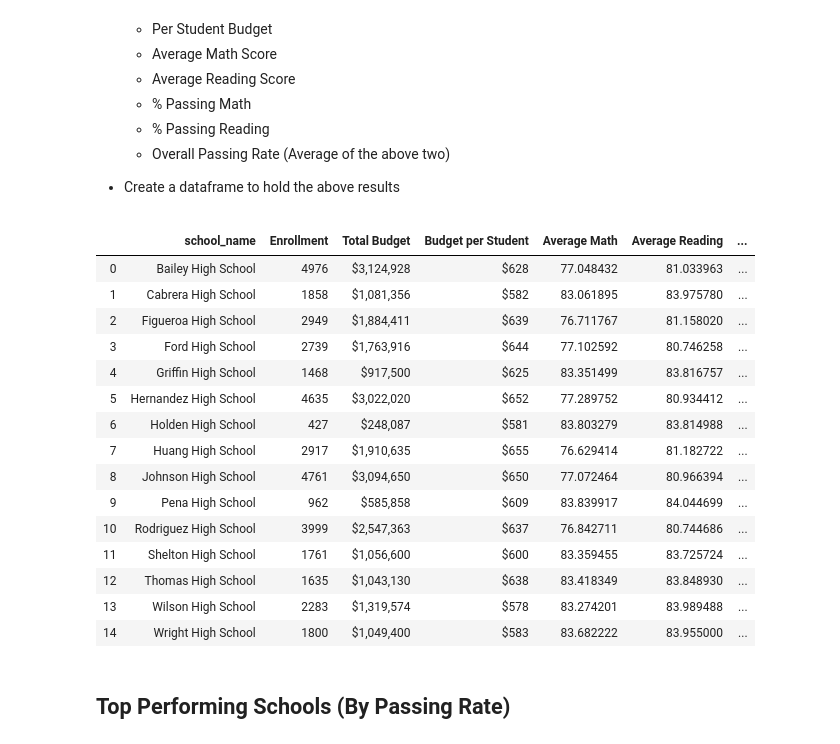
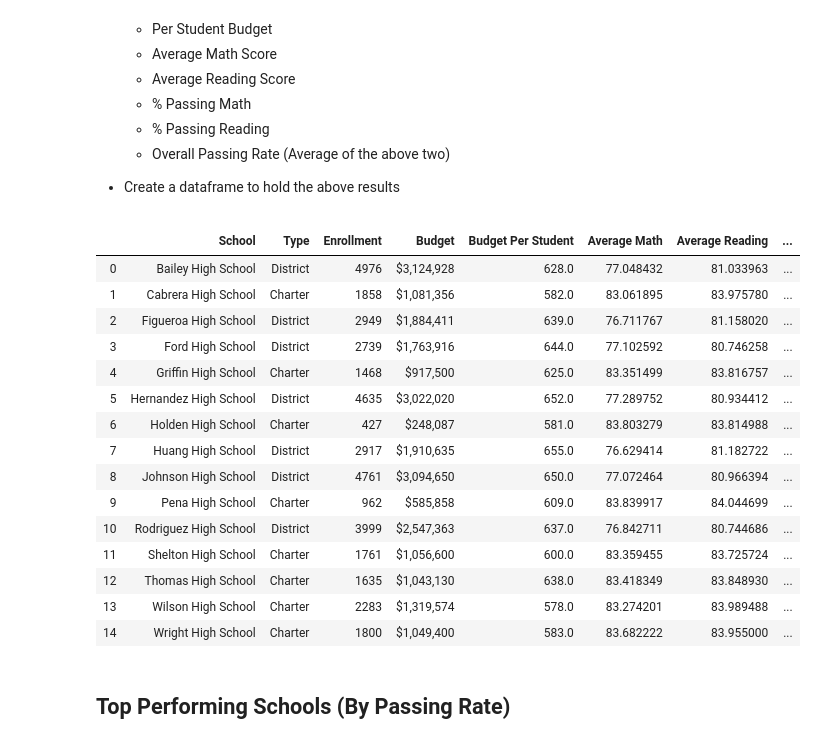
Before and after one commit to Hans518/pandas-challenge, a Jupyter notebook: PyCitySchools.ipynb, the cells around one changed output. Cells and saved outputs as stored; diff of their text form; code cells hidden in the pictures.

```diff
--- a/PyCitySchools.ipynb
+++ b/PyCitySchools.ipynb
@@ -109,29 +109,15 @@ district_summary_df
 * Create a dataframe to hold the above results
 # %%
 #Create data frame containing all necessary data for school summary questions
-#Using "school_name", "type", "size", "budget", "gender", "reading_score", "math_score"
-#school_data_dist = pd.DataFrame(school_data_complete[["school_name", "type", "size", "budget", "gender", "reading_score", "math_score"]])
+
+school_summary_df = school_data[["school_name","type", "size", "budget",]].sort_values(["school_name"])
+school_summary_df["budget_per_student"] = school_summary_df["budget"]/school_summary_df["size"]
 
 
-#create a data frame grouped by schools to determine list of schools, enrollment per school, total budget per school.
-#grouped_schools_df = school_data_dist.groupby(["school_name"])
-
-
-school_name = school_data_complete["school_name"].unique()
 enrollment = school_data_complete["size"].unique()
-total_budget_school = school_data_complete["budget"].unique()
-budget_per_stu = total_budget_school/enrollment
-
-
-school_summary_df = pd.DataFrame({"school_name":school_name,
-                                  "Enrollment": enrollment,
-                                  "Total Budget": total_budget_school,
-                                  "Budget per Student":budget_per_stu })
-
-#school_summary_df.groupby(["school_name"])
+school_list = school_data_complete["school_name"].unique()
 
 grouped_schools_df = school_data_complete.groupby(["school_name"])
-
 
 #calculate the average math and reading scores per school
 avg_math_school = grouped_schools_df["math_score"].mean()
@@ -148,55 +134,69 @@ pass_reading = grouped_schools_read_df["reading_score"].count()
 perc_passing_math = (pass_math/enrollment)*100
 perc_passing_reading = (pass_reading/enrollment)*100
 
+
+school_scores_df = pd.DataFrame({"school_name": school_list,
+                                 "Enrollment": enrollment})
+
 #Overall passing rate per school
 overall_pass_school = (perc_passing_reading + perc_passing_math)/2
 
+#Create dataframes for math and reading average scores per school and student success rates that can be merged into
+#a larger summary dataframe.
 
-school_avg_df = pd.DataFrame({"Average Math": avg_math_school,
+school_avg_df = pd.DataFrame({
+                             "Average Math": avg_math_school,
                              "Average Reading": avg_read_school })
 
 
 school_perc_df = pd.DataFrame({"% Passing Math": perc_passing_math,
                                #"# passing math": pass_math,
                               "% Passing Reading": perc_passing_reading,
                                #"# passing reading": pass_reading,
                               "% Passing Overall": overall_pass_school})
 
 
-#Format data in dataframe
+#Merge school_summary_df, school_avg_df, and school_perc_df dataframes.
 
 school_dist_summary = pd.merge(school_summary_df, school_avg_df, how="left", on=["school_name", "school_name"])
 school_dist_summ_perc = pd.merge(school_dist_summary, school_perc_df, how="right", on=["school_name", "school_name"])
 
+
+#Format columns to reflect type of data visualized.
 school_dist_summ_perc["% Passing Math"] = school_dist_summ_perc["% Passing Math"].map("{0:,.2f}%".format)
 school_dist_summ_perc["% Passing Reading"] = school_dist_summ_perc["% Passing Reading"].map("{0:,.2f}%".format)
 school_dist_summ_perc["% Passing Overall"] = school_dist_summ_perc["% Passing Overall"].map("{0:,.2f}%".format)
-school_dist_summ_perc["Total Budget"] = school_dist_summ_perc["Total Budget"].map("${0:,.0f}".format)
-school_dist_summ_perc["Budget per Student"] = school_dist_summ_perc["Budget per Student"].map("${0:,.0f}".format)
+school_dist_summ_perc["budget"] = school_dist_summ_perc["budget"].map("${0:,.0f}".format)
+#school_dist_summ_perc["budget_per_student"] = school_dist_summ_perc["budget_per_student"].map("${0:,.0f}".format)
 
-school_dist_summ_perc
+#Rename school_name, type, size, budget, and budget_per_student columns
+school_district_report_df = school_dist_summ_perc.rename(columns={"school_name":"School", "type":"Type", "size": "Enrollment",
+                                                                 "budget": "Budget", "budget_per_student": "Budget Per Student"})
+
+
+school_district_report_df
 
 #school_summary_df
 #school_avg_df
 #school_dist_summary
 #print(f'passed math: {pass_math} Enrollment: {enrollment} Total budget: {total_budget_school}')
 # %% [output]
-|  | school_name | Enrollment | Total Budget | Budget per Student | Average Math | Average Reading | ... |
-| 0 | Bailey High School | 4976 | $3,124,928 | $628 | 77.048432 | 81.033963 | ... |
-| 1 | Cabrera High School | 1858 | $1,081,356 | $582 | 83.061895 | 83.975780 | ... |
-| 2 | Figueroa High School | 2949 | $1,884,411 | $639 | 76.711767 | 81.158020 | ... |
-| 3 | Ford High School | 2739 | $1,763,916 | $644 | 77.102592 | 80.746258 | ... |
-| 4 | Griffin High School | 1468 | $917,500 | $625 | 83.351499 | 83.816757 | ... |
-| 5 | Hernandez High School | 4635 | $3,022,020 | $652 | 77.289752 | 80.934412 | ... |
-| 6 | Holden High School | 427 | $248,087 | $581 | 83.803279 | 83.814988 | ... |
-| 7 | Huang High School | 2917 | $1,910,635 | $655 | 76.629414 | 81.182722 | ... |
-| 8 | Johnson High School | 4761 | $3,094,650 | $650 | 77.072464 | 80.966394 | ... |
-| 9 | Pena High School | 962 | $585,858 | $609 | 83.839917 | 84.044699 | ... |
-| 10 | Rodriguez High School | 3999 | $2,547,363 | $637 | 76.842711 | 80.744686 | ... |
-| 11 | Shelton High School | 1761 | $1,056,600 | $600 | 83.359455 | 83.725724 | ... |
-| 12 | Thomas High School | 1635 | $1,043,130 | $638 | 83.418349 | 83.848930 | ... |
-| 13 | Wilson High School | 2283 | $1,319,574 | $578 | 83.274201 | 83.989488 | ... |
-| 14 | Wright High School | 1800 | $1,049,400 | $583 | 83.682222 | 83.955000 | ... |
+|  | School | Type | Enrollment | Budget | Budget Per Student | Average Math | Average Reading | ... |
+| 0 | Bailey High School | District | 4976 | $3,124,928 | 628.0 | 77.048432 | 81.033963 | ... |
+| 1 | Cabrera High School | Charter | 1858 | $1,081,356 | 582.0 | 83.061895 | 83.975780 | ... |
+| 2 | Figueroa High School | District | 2949 | $1,884,411 | 639.0 | 76.711767 | 81.158020 | ... |
+| 3 | Ford High School | District | 2739 | $1,763,916 | 644.0 | 77.102592 | 80.746258 | ... |
+| 4 | Griffin High School | Charter | 1468 | $917,500 | 625.0 | 83.351499 | 83.816757 | ... |
+| 5 | Hernandez High School | District | 4635 | $3,022,020 | 652.0 | 77.289752 | 80.934412 | ... |
+| 6 | Holden High School | Charter | 427 | $248,087 | 581.0 | 83.803279 | 83.814988 | ... |
+| 7 | Huang High School | District | 2917 | $1,910,635 | 655.0 | 76.629414 | 81.182722 | ... |
+| 8 | Johnson High School | District | 4761 | $3,094,650 | 650.0 | 77.072464 | 80.966394 | ... |
+| 9 | Pena High School | Charter | 962 | $585,858 | 609.0 | 83.839917 | 84.044699 | ... |
+| 10 | Rodriguez High School | District | 3999 | $2,547,363 | 637.0 | 76.842711 | 80.744686 | ... |
+| 11 | Shelton High School | Charter | 1761 | $1,056,600 | 600.0 | 83.359455 | 83.725724 | ... |
+| 12 | Thomas High School | Charter | 1635 | $1,043,130 | 638.0 | 83.418349 | 83.848930 | ... |
+| 13 | Wilson High School | Charter | 2283 | $1,319,574 | 578.0 | 83.274201 | 83.989488 | ... |
+| 14 | Wright High School | Charter | 1800 | $1,049,400 | 583.0 | 83.682222 | 83.955000 | ... |
 # %% [markdown]
 ## Top Performing Schools (By Passing Rate)
 # %% [markdown]
```
Also changed, not shown: parts of 9 cells of this notebook.
